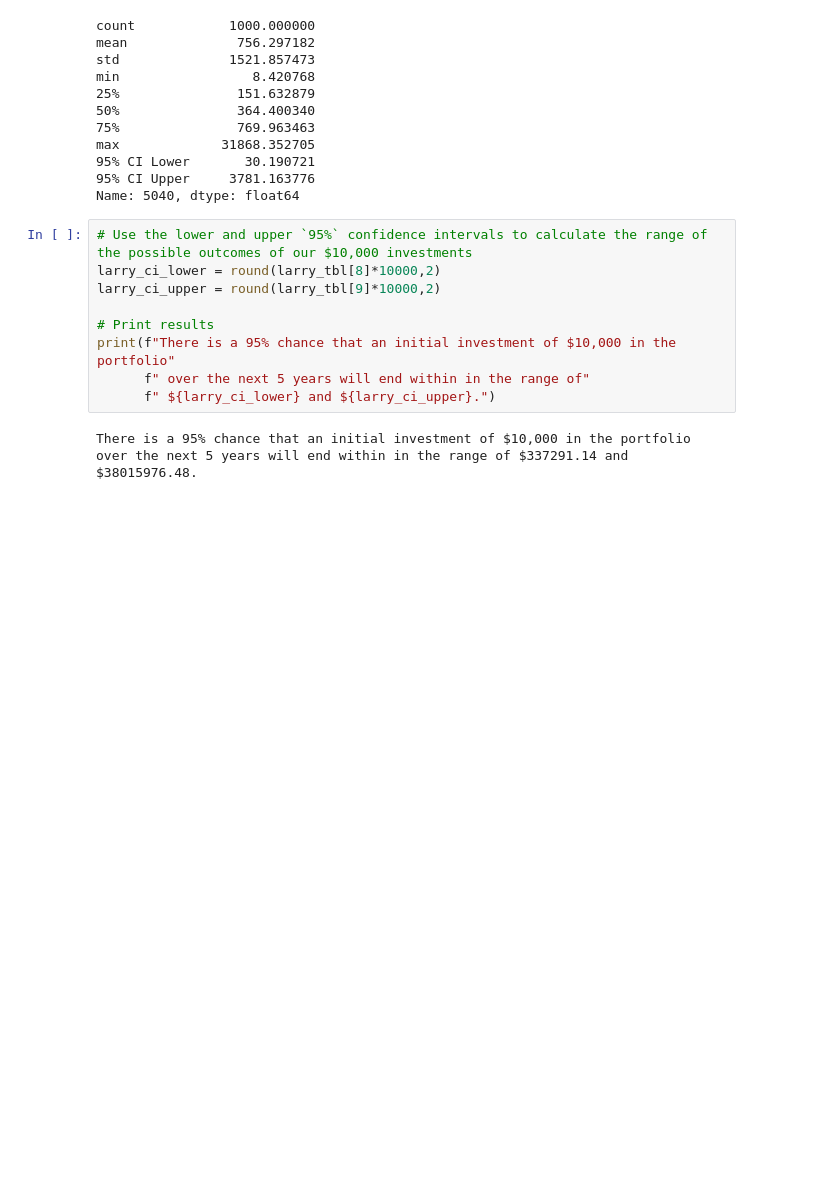
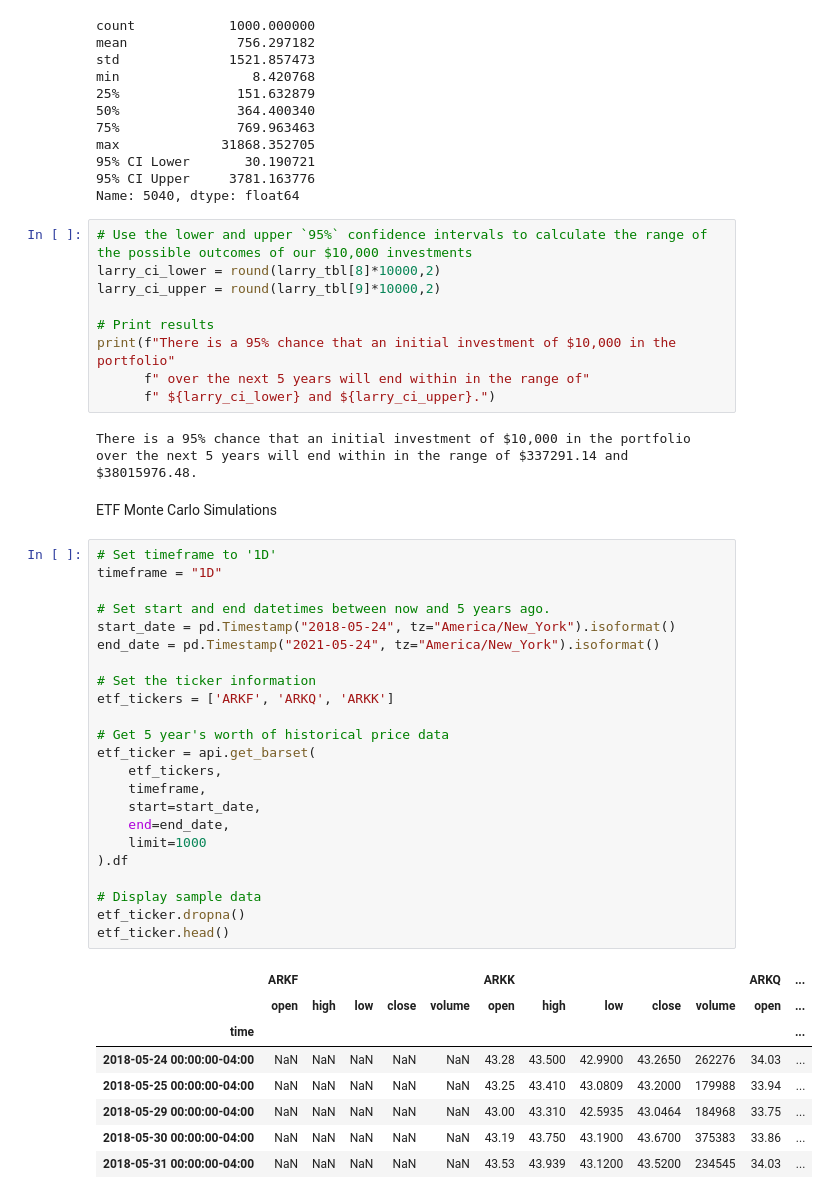
Before and after one commit to whitneydt/Project-FI-Data, a Jupyter notebook: Performance_Data/Joes_and_Larrys.ipynb, the cells around one changed output. Cells and saved outputs as stored; diff of their text form; blank space fills up the shorter version.

```diff
--- a/Performance_Data/Joes_and_Larrys.ipynb
+++ b/Performance_Data/Joes_and_Larrys.ipynb
@@ -262,3 +263,37 @@ print(f"There is a 95% chance that an initial investment of $10,000 in the portf
       f" ${larry_ci_lower} and ${larry_ci_upper}.")
 # %% [output]
 There is a 95% chance that an initial investment of $10,000 in the portfolio over the next 5 years will end within in the range of $337291.14 and $38015976.48.
+# %% [markdown]
+ETF Monte Carlo Simulations
+# %%
+# Set timeframe to '1D'
+timeframe = "1D"
+
+# Set start and end datetimes between now and 5 years ago.
+start_date = pd.Timestamp("2018-05-24", tz="America/New_York").isoformat()
+end_date = pd.Timestamp("2021-05-24", tz="America/New_York").isoformat()
+
+# Set the ticker information
+etf_tickers = ['ARKF', 'ARKQ', 'ARKK']
+
+# Get 5 year's worth of historical price data
+etf_ticker = api.get_barset(
+    etf_tickers,
+    timeframe,
+    start=start_date,
+    end=end_date,
+    limit=1000
+).df
+
+# Display sample data
+etf_ticker.dropna()
+etf_ticker.head()
+# %% [output]
+|  | ARKF |  |  |  |  | ARKK |  |  |  |  | ARKQ | ... |
+|  | open | high | low | close | volume | open | high | low | close | volume | open | ... |
+| time |  |  |  |  |  |  |  |  |  |  |  | ... |
+| 2018-05-24 00:00:00-04:00 | NaN | NaN | NaN | NaN | NaN | 43.28 | 43.500 | 42.9900 | 43.2650 | 262276 | 34.03 | ... |
+| 2018-05-25 00:00:00-04:00 | NaN | NaN | NaN | NaN | NaN | 43.25 | 43.410 | 43.0809 | 43.2000 | 179988 | 33.94 | ... |
+| 2018-05-29 00:00:00-04:00 | NaN | NaN | NaN | NaN | NaN | 43.00 | 43.310 | 42.5935 | 43.0464 | 184968 | 33.75 | ... |
+| 2018-05-30 00:00:00-04:00 | NaN | NaN | NaN | NaN | NaN | 43.19 | 43.750 | 43.1900 | 43.6700 | 375383 | 33.86 | ... |
+| 2018-05-31 00:00:00-04:00 | NaN | NaN | NaN | NaN | NaN | 43.53 | 43.939 | 43.1200 | 43.5200 | 234545 | 34.03 | ... |
```
Also changed, not shown: parts of 7 cells of this notebook.
